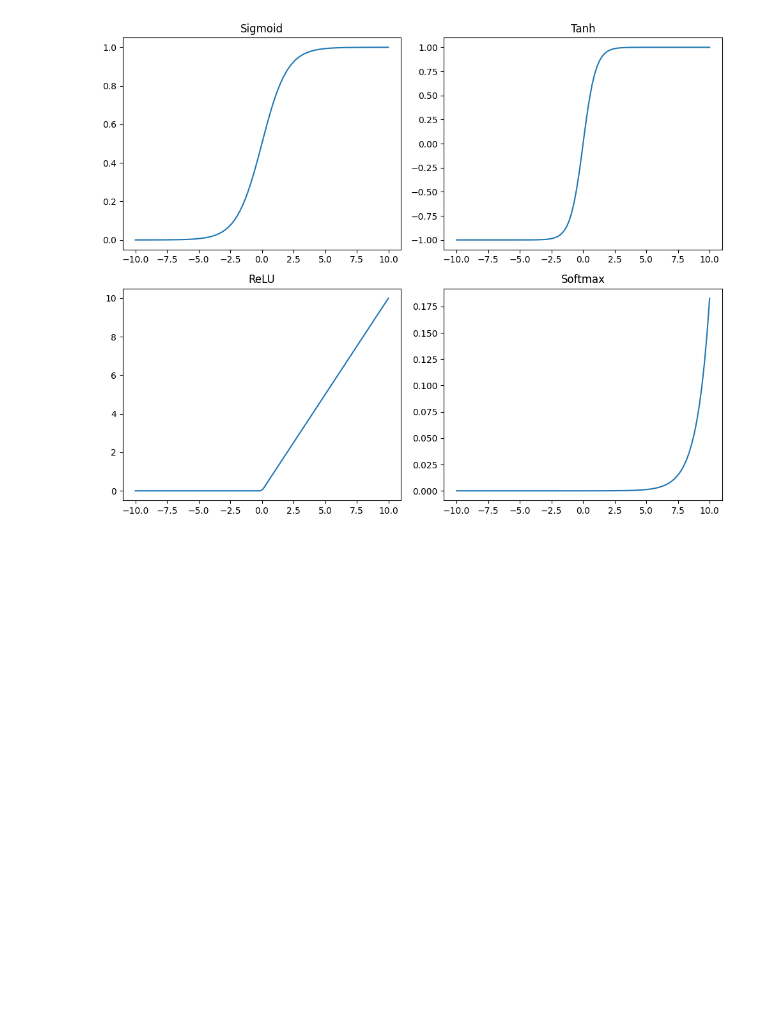
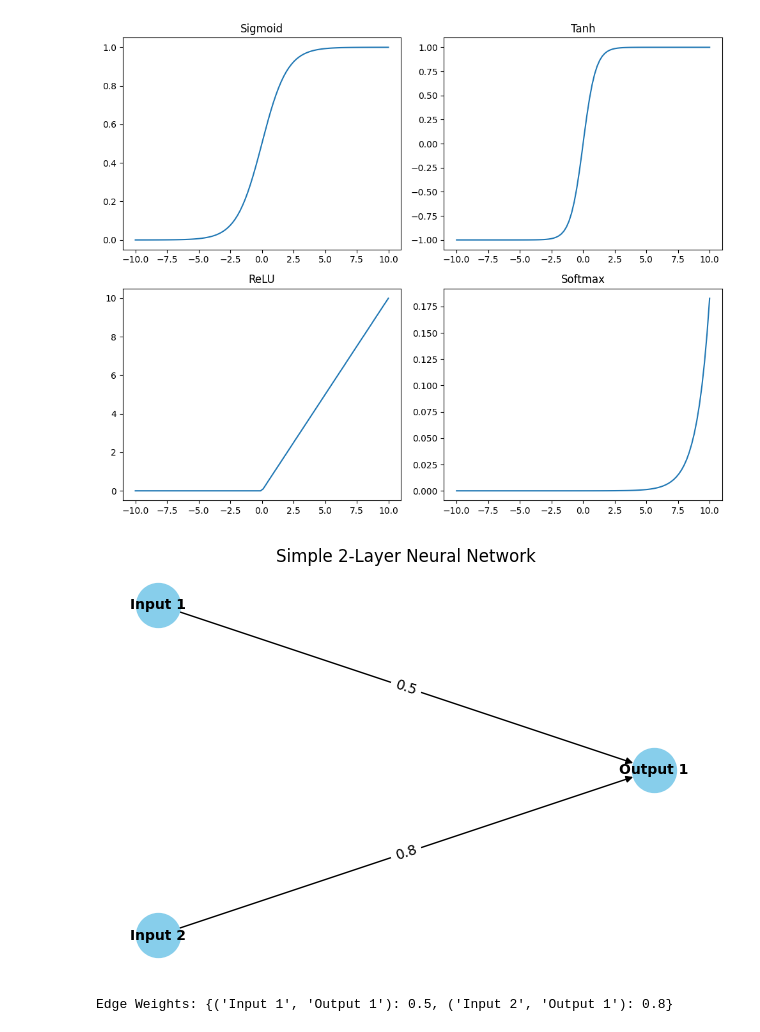
Before and after one commit to Jay-esh2003/ANN-Practical, a Jupyter notebook: ANN1 (A1)/Untitled.ipynb, the cells around one changed output. Cells and saved outputs as stored; diff of their text form; code cells hidden in the pictures; blank space fills up the shorter version.

```diff
--- a/ANN1 (A1)/Untitled.ipynb
+++ b/ANN1 (A1)/Untitled.ipynb
@@ -42,3 +42,45 @@ plt.tight_layout()
 plt.show()
 # %% [output]
 [figure]
+# %%
+import networkx as nx
+import matplotlib.pyplot as plt
+
+# Create a directed graph
+graph = nx.DiGraph()
+
+# Add input layer nodes
+graph.add_node('Input 1', layer='input')
+graph.add_node('Input 2', layer='input')
+
+# Add output layer node
+graph.add_node('Output 1', layer='output')
+
+# Add edges with example weights connecting inputs to output
+graph.add_edge('Input 1', 'Output 1', weight=0.5)
+graph.add_edge('Input 2', 'Output 1', weight=0.8)
+
+# Define positions for each node
+pos = {
+    'Input 1': (0, 0.5),
+    'Input 2': (0, -0.5),
+    'Output 1': (1, 0)
+}
+
+# Draw the graph
+plt.figure(figsize=(6, 4))
+nx.draw(graph, pos, with_labels=True, node_size=1000, node_color='skyblue', font_size=10, font_weight='bold', arrows=True)
+
+# Draw edge labels (weights)
+edge_labels = nx.get_edge_attributes(graph, 'weight')
+nx.draw_networkx_edge_labels(graph, pos, edge_labels=edge_labels)
+
+plt.title("Simple 2-Layer Neural Network")
+plt.axis('off')  # Hide axes
+plt.show()
+
+# Print edge weights (optional)
+print("Edge Weights:", edge_labels)
+# %% [output]
+[figure, added]
+Edge Weights: {('Input 1', 'Output 1'): 0.5, ('Input 2', 'Output 1'): 0.8}
```
Also changed, not shown: 2 other files.
